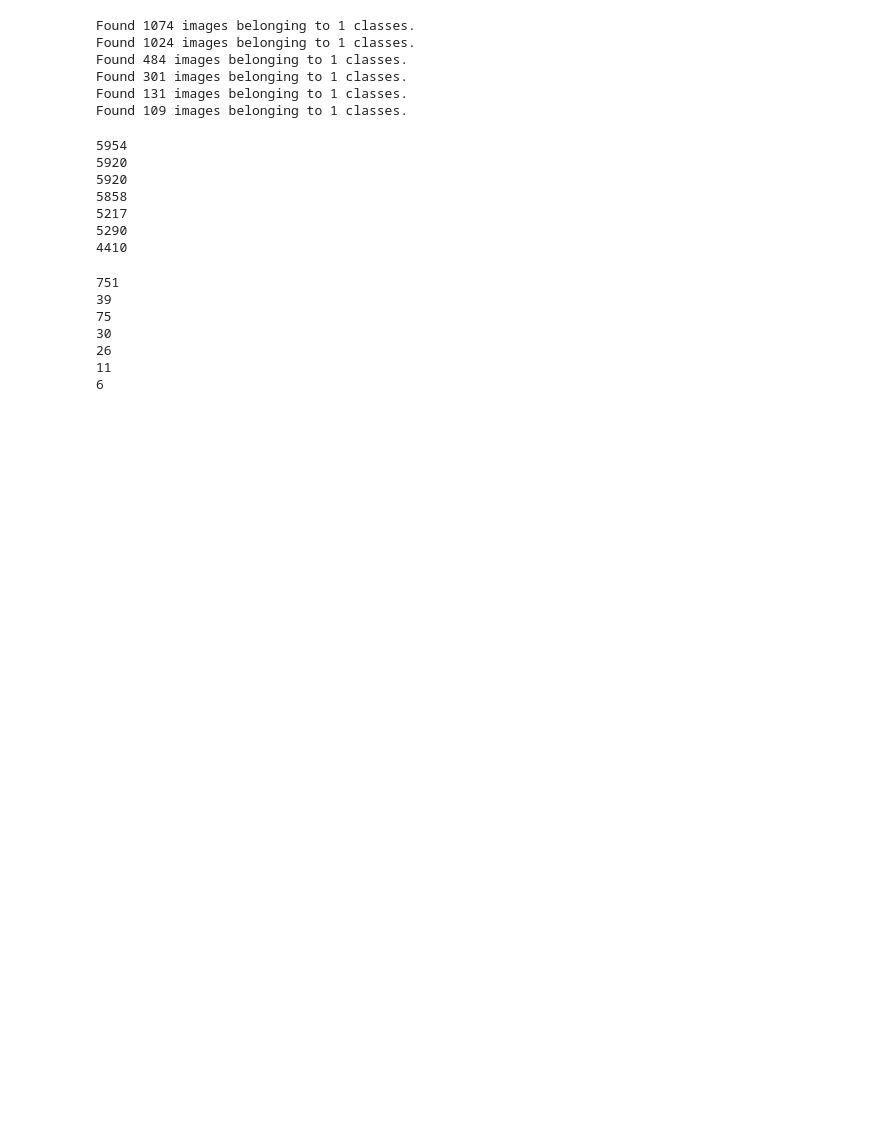
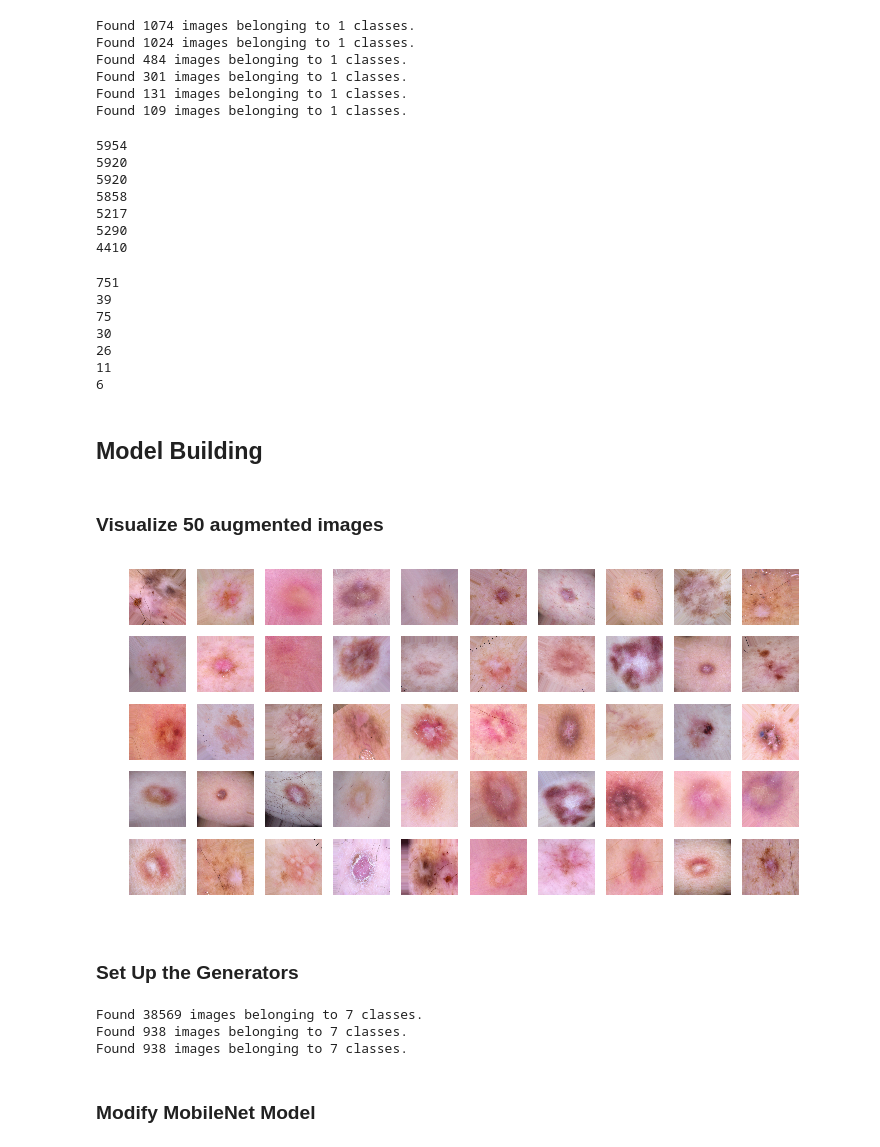
Before and after one commit to agg-geek/skincancer, a Jupyter notebook: SkinCancerDetection.ipynb, the cells around one changed output. Drawn from its saved outputs; the diff is of its cells as text; code cells hidden in the pictures; blank space fills up the shorter version.

Commit message:
Setup mobilenet model

```diff
--- a/SkinCancerDetection.ipynb
+++ b/SkinCancerDetection.ipynb
@@ -729,3 +729,30 @@ for label in class_labels:
 26
 11
 6
+# %% [markdown]
+## Model Building
+# %% [markdown]
+### Visualize 50 augmented images
+# %%
+# plots images with labels within jupyter notebook
+# source: https://github.com/smileservices/keras_utils/blob/master/utils.py
+
+def plots(ims, figsize=(12,6), rows=5, interp=False, titles=None): # 12,6
+    if type(ims[0]) is np.ndarray:
+        ims = np.array(ims).astype(np.uint8)
+        if (ims.shape[-1] != 3):
+            ims = ims.transpose((0,2,3,1))
+    f = plt.figure(figsize=figsize)
+    cols = len(ims)//rows if len(ims) % 2 == 0 else len(ims)//rows + 1
+    for i in range(len(ims)):
+        sp = f.add_subplot(rows, cols, i+1)
+        sp.axis('Off')
+        if titles is not None:
+            sp.set_title(titles[i], fontsize=16)
+        plt.imshow(ims[i], interpolation=None if interp else 'none')
+
+plots(imgs, titles=None) # titles=labels will display the image labels
+# %% [output]
+[figure, added]
+# %% [markdown]
+### Set Up the Generators
@@ -731,0 +771,26 @@ for label in class_labels:
+# %%
+# applying the same pre-processing like normalization / standardization
+# that was applied the the original rgb Imagenet images that were used to train mobilenet
+datagen = ImageDataGenerator(
+    preprocessing_function= \
+    tensorflow.keras.applications.mobilenet.preprocess_input)
+
+train_batches = datagen.flow_from_directory(train_path,
+                                            target_size=(image_size,image_size),
+                                            batch_size=train_batch_size)
+
+valid_batches = datagen.flow_from_directory(valid_path,
+                                            target_size=(image_size,image_size),
+                                            batch_size=val_batch_size)
+
+# Note: shuffle=False causes the test dataset to not be shuffled
+test_batches = datagen.flow_from_directory(valid_path,
+                                            target_size=(image_size,image_size),
+                                            batch_size=1,
+                                            shuffle=False)
+# %% [output]
+Found 38569 images belonging to 7 classes.
+Found 938 images belonging to 7 classes.
+Found 938 images belonging to 7 classes.
+# %% [markdown]
+### Modify MobileNet Model
```
Also changed, not shown: parts of 8 cells of this notebook.
